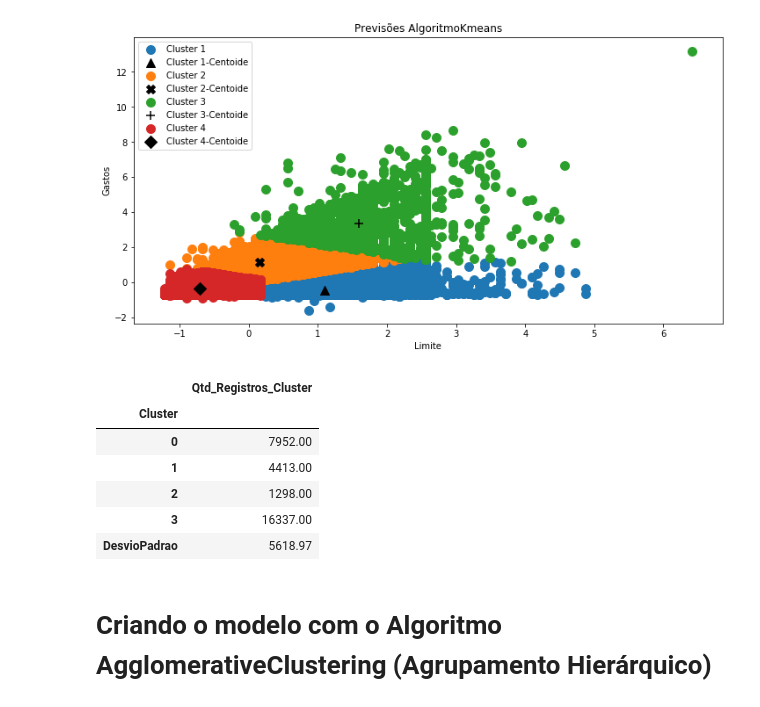
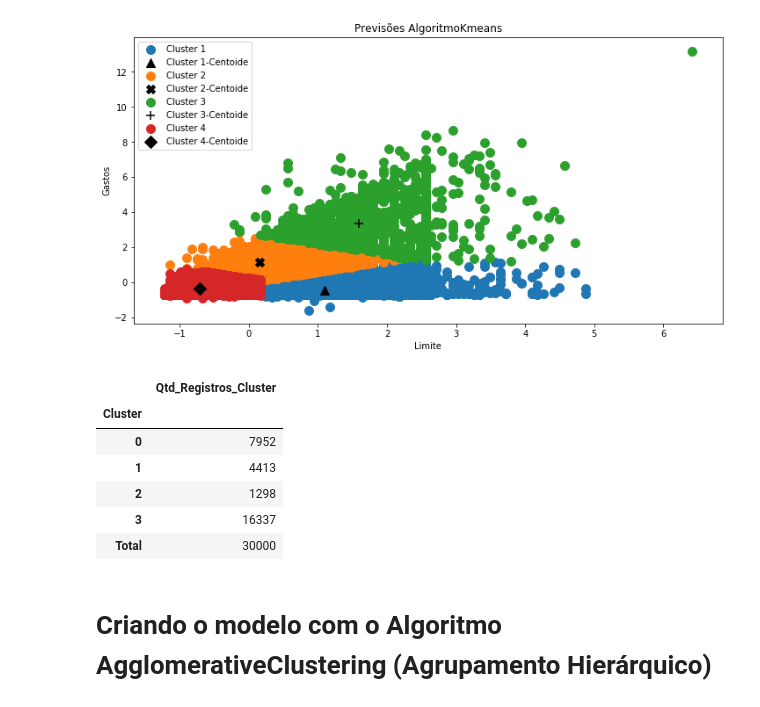
Before and after one commit to charlessodre/Charles_Estudo_Algoritmos_Agrupamento, a Jupyter notebook: Estudo_Algoritmos_Agrupamento/estudo_algoritmos_agrupamento.ipynb, the cells around one changed output. Cells and saved outputs as stored; diff of their text form; code cells hidden in the pictures.

```diff
--- a/Estudo_Algoritmos_Agrupamento/estudo_algoritmos_agrupamento.ipynb
+++ b/Estudo_Algoritmos_Agrupamento/estudo_algoritmos_agrupamento.ipynb
@@ -147,24 +147,24 @@ plota_graficos_clusters(atributos ,previsoes_kmeans, 'Kmeans')
 # %%
 # Cria um Dataframe com a quantidade de registros de cada Cluster.
 
 unicos, quantidade = np.unique(previsoes_kmeans, return_counts = True)
 df_kmeans = pd.DataFrame(data=quantidade, index=unicos, columns=['Qtd_Registros_Cluster'] )
 
-# Cria a linha com o cáculo do Desvio Padrão
-df_desvioPadrao = pd.DataFrame(data=[round(df_kmeans.Qtd_Registros_Cluster.values.std(),2)], index=['DesvioPadrao'], columns=df_kmeans.columns)
+# Cria a linha com o cáculo do Total de Registros
+df_Total = pd.DataFrame(data=[round(df_kmeans.Qtd_Registros_Cluster.values.sum(),2)], index=['Total'], columns=df_kmeans.columns)
 
-# Adiciona a linha do Desvio Padrão no Dataframe
-df_kmeans = df_kmeans.append(df_desvioPadrao)
+# Adiciona a linha do Total no Dataframe
+df_kmeans = df_kmeans.append(df_Total)
 df_kmeans.index.name = 'Cluster'
 df_kmeans
 # %% [output]
 |  | Qtd_Registros_Cluster |
 | Cluster |  |
-| 0 | 7952.00 |
-| 1 | 4413.00 |
-| 2 | 1298.00 |
-| 3 | 16337.00 |
-| DesvioPadrao | 5618.97 |
+| 0 | 7952 |
+| 1 | 4413 |
+| 2 | 1298 |
+| 3 | 16337 |
+| Total | 30000 |
 # %% [markdown]
 # Criando o modelo com o Algoritmo AgglomerativeClustering (Agrupamento Hierárquico)
 # %%
```
Also changed, not shown: parts of 6 cells of this notebook.
